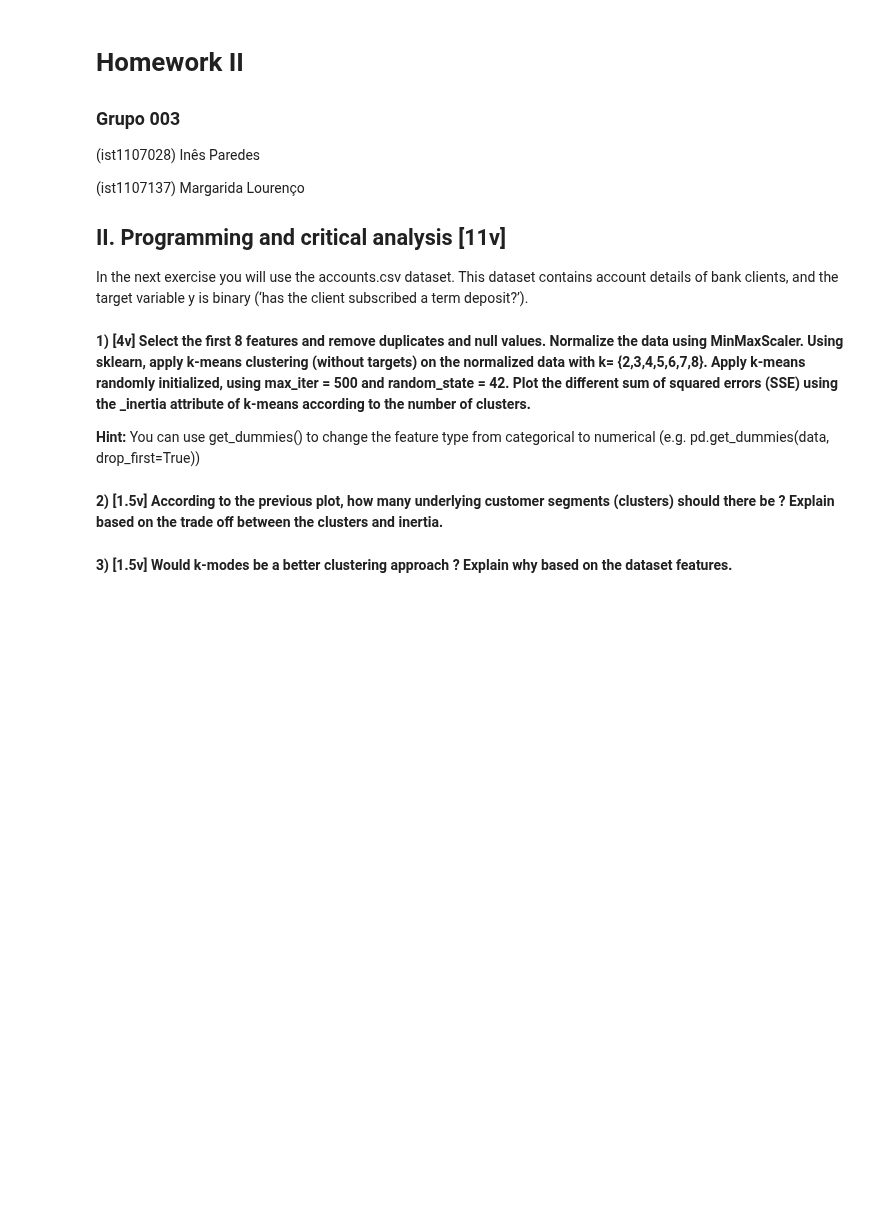
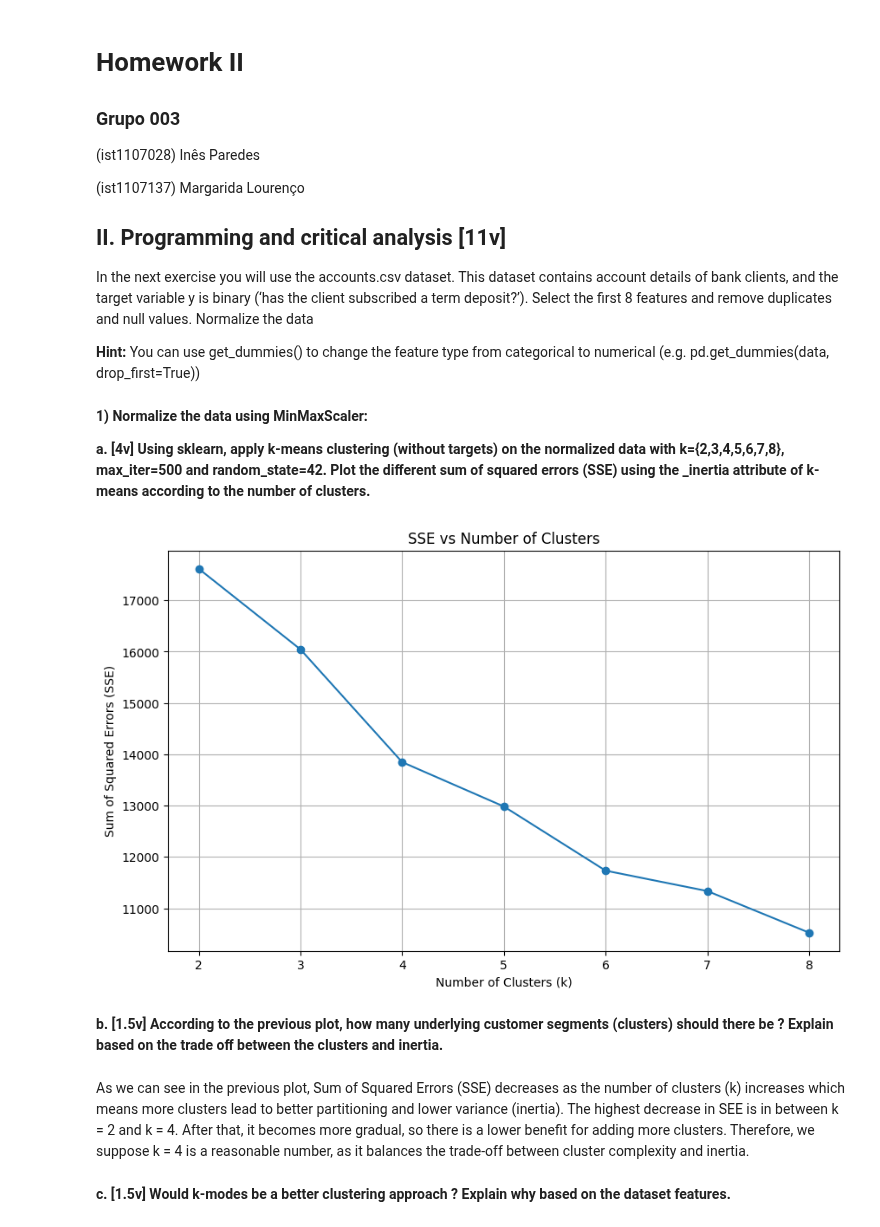
Before and after one commit to Margarida-Lourenco/HW-Apre, a Jupyter notebook: HW4/HW4.ipynb, the cells around one changed output. Saved outputs shown, nothing was run; the diff lists cells and outputs as text; code cells hidden in the pictures; blank space fills up the shorter version.

```diff
--- a/HW4/HW4.ipynb
+++ b/HW4/HW4.ipynb
@@ -12,18 +12,54 @@
 
 In the next exercise you will use the accounts.csv dataset. This dataset contains account details
 of bank clients, and the target variable y is binary (‘has the client subscribed a term deposit?’).
+Select the ﬁrst 8 features and remove duplicates and null values. Normalize the data
+
+**Hint:** You can use get_dummies() to change the feature type from categorical to numerical
+(e.g. pd.get_dummies(data, drop_ﬁrst=True))
 # %% [markdown]
-**1) [4v] Select the ﬁrst 8 features and remove duplicates and null values. Normalize the data
-using MinMaxScaler. Using sklearn, apply k-means clustering (without targets) on the
-normalized data with k= {2,3,4,5,6,7,8}. Apply k-means randomly initialized, using max_iter
-= 500 and random_state = 42. Plot the diﬀerent sum of squared errors (SSE) using the
-_inertia attribute of k-means according to the number of clusters.**
+**1) Normalize the data using MinMaxScaler:**
 
-**Hint:** You can use get_dummies() to change the feature type from categorical to numerical
-(e.g. pd.get_dummies(data, drop_ﬁrst=True))
+**a. [4v] Using sklearn, apply k-means clustering (without targets) on the normalized data with k={2,3,4,5,6,7,8}, max_iter=500 and random_state=42. Plot the diﬀerent sum of squared errors (SSE) using the _inertia attribute of k-means according to the number of clusters.**
+# %%
+import pandas as pd
+from sklearn.preprocessing import MinMaxScaler
+from sklearn.cluster import KMeans
+import matplotlib.pyplot as plt
+
+# Load data
+data = pd.read_csv('accounts.csv')
+df = data.iloc[:, :8]
+df = df.drop_duplicates().dropna()
+
+# Convert categorical to numerical
+data_dummies = pd.get_dummies(df, drop_first=True)
+
+scaler = MinMaxScaler()
+dn = scaler.fit_transform(data_dummies)
+
+SSE = []
+
+for k in range(2, 9):
+    kmeans = KMeans(n_clusters=k, max_iter=500, random_state=42)
+    kmeans.fit(dn)
+    SSE.append(kmeans.inertia_)
+
+# Plot SSE vs number of clusters
+plt.figure(figsize=(10, 6))
+plt.plot(range(2, 9), SSE, marker='o')
+plt.title('SSE vs Number of Clusters')
+plt.xlabel('Number of Clusters (k)')
+plt.ylabel('Sum of Squared Errors (SSE)')
+plt.grid(True)
+plt.show()
+# %% [output]
+[figure, added]
 # %% [markdown]
-**2) [1.5v] According to the previous plot, how many underlying customer segments (clusters)
+**b. [1.5v] According to the previous plot, how many underlying customer segments (clusters)
 should there be ? Explain based on the trade oﬀ between the clusters and inertia.**
+# %% [markdown]
+As we can see in the previous plot, Sum of Squared Errors (SSE) decreases as the number of clusters (k) increases which means more clusters lead to better partitioning and lower variance (inertia).
+The highest decrease in SEE is in between k = 2 and k = 4. After that, it becomes more gradual, so there is a lower benefit for adding more clusters. Therefore, we suppose k = 4 is a reasonable number, as it balances the trade-off between cluster complexity and inertia.
 # %% [markdown]
-**3) [1.5v] Would k-modes be a better clustering approach ? Explain why based on the dataset
+**c. [1.5v] Would k-modes be a better clustering approach ? Explain why based on the dataset
 features.**
```
Also changed, not shown: parts of 8 cells of this notebook.
